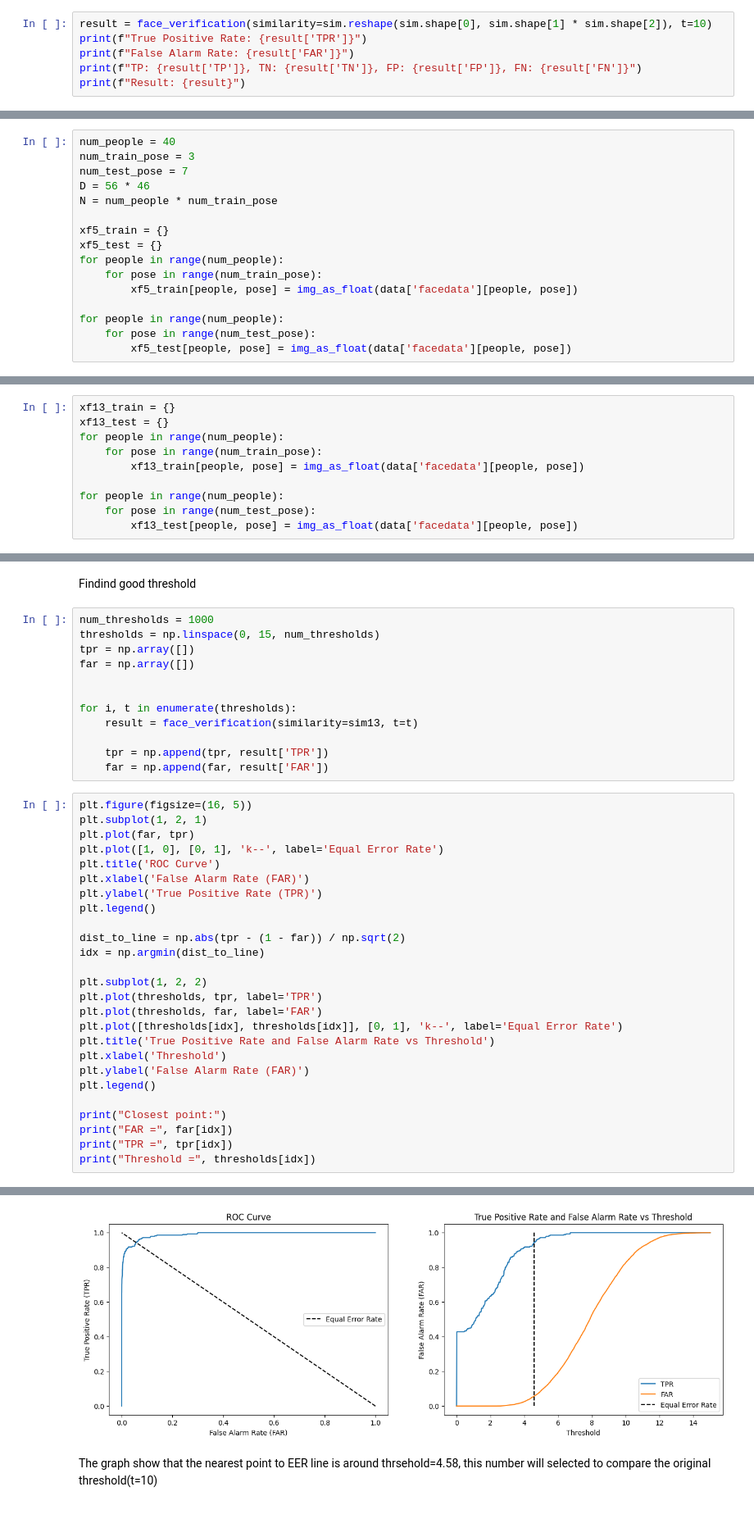
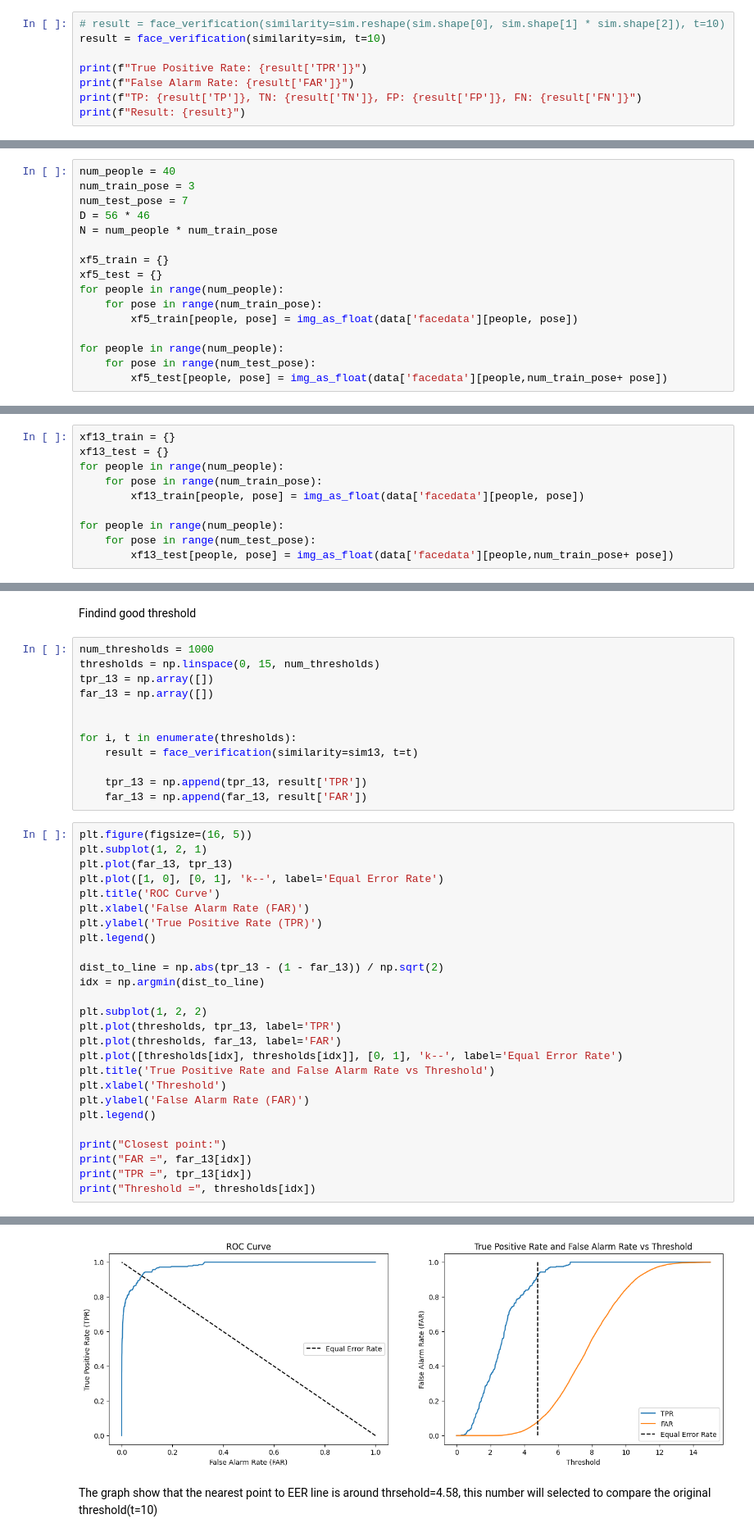
Before and after one commit to PavarisAsawa/PatternRecognition-Dimensionality_Reduction, a Jupyter notebook: pca.ipynb, the cells around one changed output, grey strips where cells are left out. Shown at 82% size. Saved outputs shown, nothing was run; the diff lists cells and outputs as text.

```diff
--- a/pca.ipynb
+++ b/pca.ipynb
@@ -272,5 +274,7 @@ def face_verification(similarity, t, num_people=40, num_test_pose=7):
 # %%
-result = face_verification(similarity=sim.reshape(sim.shape[0], sim.shape[1] * sim.shape[2]), t=10)
+# result = face_verification(similarity=sim.reshape(sim.shape[0], sim.shape[1] * sim.shape[2]), t=10)
+result = face_verification(similarity=sim, t=10)
+
 print(f"True Positive Rate: {result['TPR']}")
 print(f"False Alarm Rate: {result['FAR']}")
 print(f"TP: {result['TP']}, TN: {result['TN']}, FP: {result['FP']}, FN: {result['FN']}")
@@ -417,7 +421,7 @@ for people in range(num_people):
 
 for people in range(num_people):
     for pose in range(num_test_pose):
-        xf5_test[people, pose] = img_as_float(data['facedata'][people, pose])
+        xf5_test[people, pose] = img_as_float(data['facedata'][people,num_train_pose+ pose])
 # %%
 train_mean_flat = np.zeros((num_people,56*46))
 for i, figure in enumerate(xf5_train.keys()):
@@ -727,7 +733,7 @@ for people in range(num_people):
 
 for people in range(num_people):
     for pose in range(num_test_pose):
-        xf13_test[people, pose] = img_as_float(data['facedata'][people, pose])
+        xf13_test[people, pose] = img_as_float(data['facedata'][people,num_train_pose+ pose])
 # %% [markdown]
 projecting the data into the projected vector from eigen value
 # %%
@@ -756,31 +762,31 @@ Findind good threshold
 # %%
 num_thresholds = 1000
 thresholds = np.linspace(0, 15, num_thresholds)
-tpr = np.array([])
-far = np.array([])
+tpr_13 = np.array([])
+far_13 = np.array([])
 
 
 for i, t in enumerate(thresholds):
     result = face_verification(similarity=sim13, t=t)
 
-    tpr = np.append(tpr, result['TPR'])
-    far = np.append(far, result['FAR'])
+    tpr_13 = np.append(tpr_13, result['TPR'])
+    far_13 = np.append(far_13, result['FAR'])
 # %%
 plt.figure(figsize=(16, 5))
 plt.subplot(1, 2, 1)
-plt.plot(far, tpr)
+plt.plot(far_13, tpr_13)
 plt.plot([1, 0], [0, 1], 'k--', label='Equal Error Rate')
 plt.title('ROC Curve')
 plt.xlabel('False Alarm Rate (FAR)')
 plt.ylabel('True Positive Rate (TPR)')
 plt.legend()
 
-dist_to_line = np.abs(tpr - (1 - far)) / np.sqrt(2)
+dist_to_line = np.abs(tpr_13 - (1 - far_13)) / np.sqrt(2)
 idx = np.argmin(dist_to_line)
 
 plt.subplot(1, 2, 2)
-plt.plot(thresholds, tpr, label='TPR')
-plt.plot(thresholds, far, label='FAR')
+plt.plot(thresholds, tpr_13, label='TPR')
+plt.plot(thresholds, far_13, label='FAR')
 plt.plot([thresholds[idx], thresholds[idx]], [0, 1], 'k--', label='Equal Error Rate')
 plt.title('True Positive Rate and False Alarm Rate vs Threshold')
 plt.xlabel('Threshold')
@@ -788,8 +794,8 @@ plt.ylabel('False Alarm Rate (FAR)')
 plt.legend()
 
 print("Closest point:")
-print("FAR =", far[idx])
-print("TPR =", tpr[idx])
+print("FAR =", far_13[idx])
+print("TPR =", tpr_13[idx])
 print("Threshold =", thresholds[idx])
 # %% [output]
 Closest point:
@@ -799,4 +805,4 @@ Threshold = 4.57957957957958
-[figure, old version]
+[figure, new version]
 # %% [markdown]
 The graph show that the nearest point to EER line is around thrsehold=4.58, this number will selected to compare the original threshold(t=10)
 # %% [markdown]
```
Also changed, not shown: parts of 16 cells of this notebook, 4 other files.
